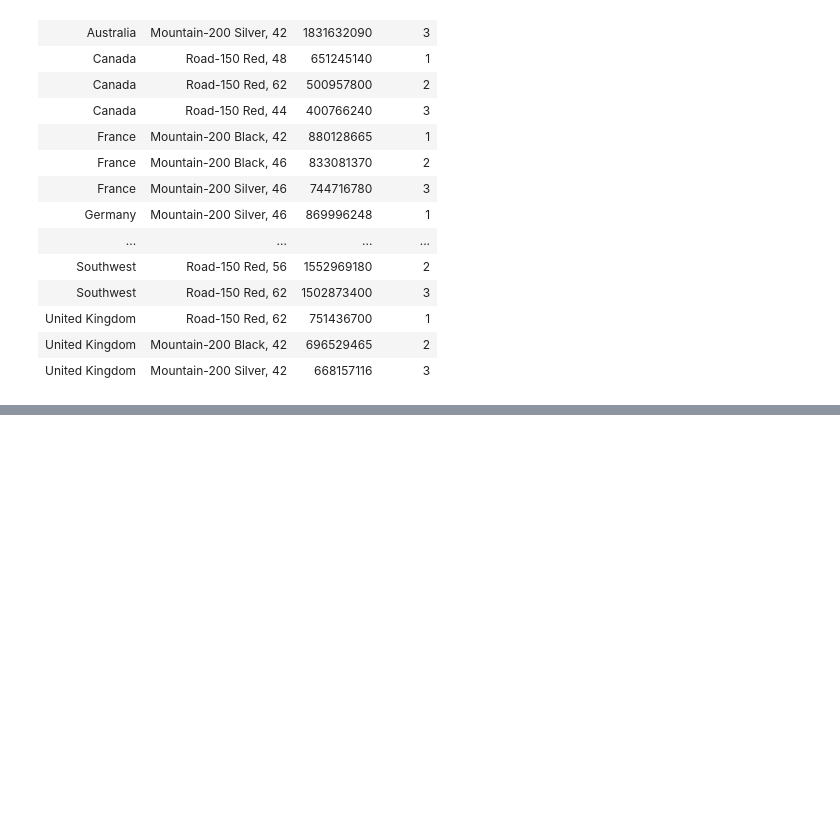
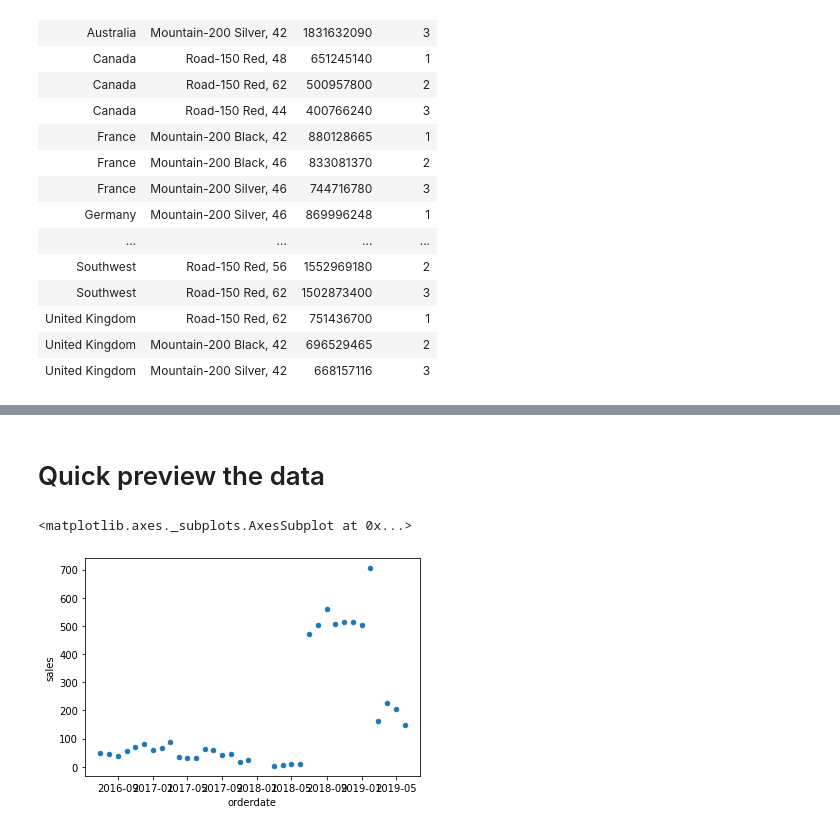
Before and after one commit to mhfaisaluddin/Churn-Prediction-on-Credit-Card-Data, a Jupyter notebook: sql_mini_porto.ipynb, the cells around one changed output, grey strips where cells are left out. Cells and saved outputs as stored; diff of their text form; code cells hidden in the pictures; blank space fills up the shorter version.

```diff
--- a/sql_mini_porto.ipynb
+++ b/sql_mini_porto.ipynb
@@ -635,0 +644,32 @@ WHERE ranking <=3
+# %%
+# IMPORT THE SQALCHEMY LIBRARY's CREATE_ENGINE METHOD
+from sqlalchemy import create_engine
+
+# DEFINE THE DATABASE CREDENTIALS
+user = 'jnlosugsvinhfn'
+password = '9bd88f7a2e2e22c32bd0ff9450d6022f09b6a6888f71b6c6869f7a611667ad3d'
+host = 'ec2-34-200-205-45.compute-1.amazonaws.com'
+port = 5432
+database = 'd2604bq39tv4uh'
+
+# PYTHON FUNCTION TO CONNECT TO THE POSTGRESQL DATABASE AND
+# RETURN THE SQLACHEMY ENGINE OBJECT
+def get_connection():
+    return create_engine(
+        url="postgresql://{0}:{1}@{2}:{3}/{4}".format(
+            user, password, host, port, database
+        )
+    )
+
+
+if __name__ == '__main__':
+
+    try:
+        # GET THE CONNECTION OBJECT (ENGINE) FOR THE DATABASE
+        engine = get_connection()
+        print(
+            f"Connection to the {host} for user {user} created successfully.")
+    except Exception as ex:
+        print("Connection could not be made due to the following error: \n", ex)
+
+# Source : https://www.geeksforgeeks.org/connecting-to-sql-database-using-sqlalchemy-in-python/
@@ -635,0 +715,11 @@ WHERE ranking <=3
+# %% [markdown]
+# Quick preview the data
+# %%
+monthlysales = pd.read_sql_query(''' select date_trunc('month', order_date) orderdate, count(distinct order_detail_id) sales
+                                from dim_product left join fact_sales using(product_id)
+                                group by 1''', engine )
+
+monthlysales.plot(kind="scatter", x="orderdate", y="sales")
+# %% [output]
+<matplotlib.axes._subplots.AxesSubplot at 0x...>
+[figure, added]
```
Also changed, not shown: parts of 12 cells of this notebook.
